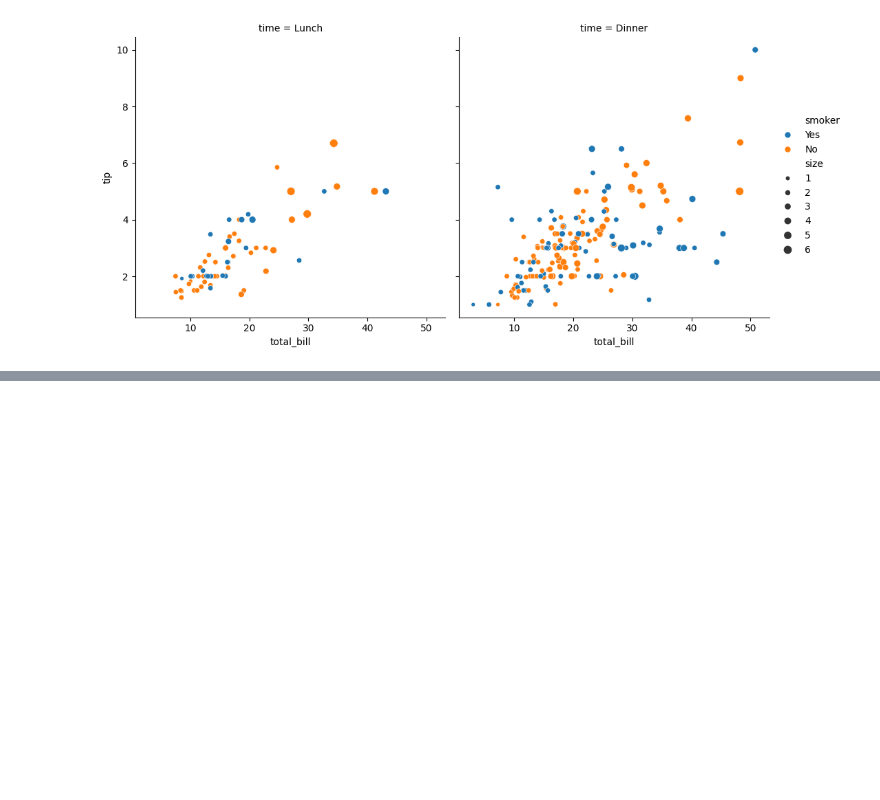
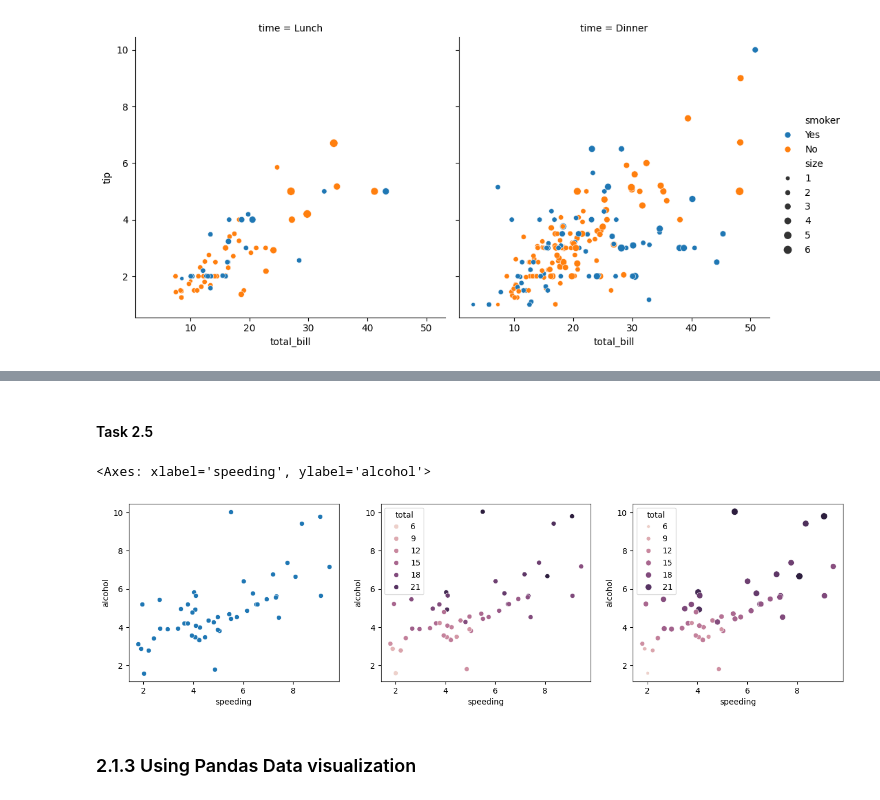
Before and after one commit to Mohammed-Abed-Alkareem/INTELLIGENT-SYSTEMS-LAB, a Jupyter notebook: Exp_2/exp_2.ipynb, the cells around one changed output, grey strips where cells are left out. Drawn from its saved outputs; the diff is of its cells as text; code cells hidden in the pictures; blank space fills up the shorter version.

```diff
--- a/Exp_2/exp_2.ipynb
+++ b/Exp_2/exp_2.ipynb
@@ -159,0 +256,14 @@ sns.relplot(data=tips,
+# %% [markdown]
+#### Task 2.5
+# %%
+#Use the scatterplot() method within the sns submodule and the subplots() method within the matplotlib submodule to generate visual representations for car_crashes
+fig, axs = plt.subplots(figsize=(16,4),ncols=3)
+sns.scatterplot(data=car_crashes, x="speeding", y="alcohol", ax=axs[0])
+sns.scatterplot(data=car_crashes, x="speeding", y="alcohol", hue="total", ax=axs[1])
+
+sns.scatterplot(data=car_crashes, x="speeding", y="alcohol", hue="total", size="total", ax=axs[2])
+# %% [output]
+<Axes: xlabel='speeding', ylabel='alcohol'>
+[figure, added]
+# %% [markdown]
+### 2.1.3 Using Pandas Data visualization
```
Also changed, not shown: parts of 31 cells of this notebook.
